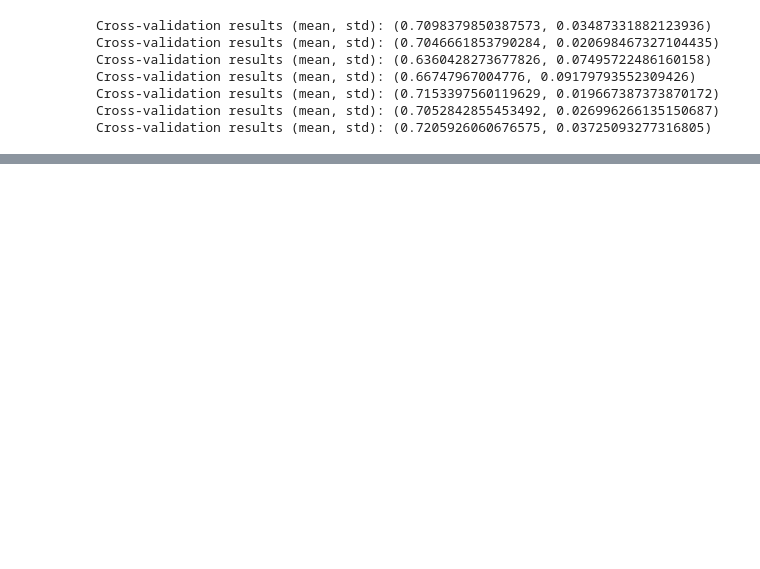
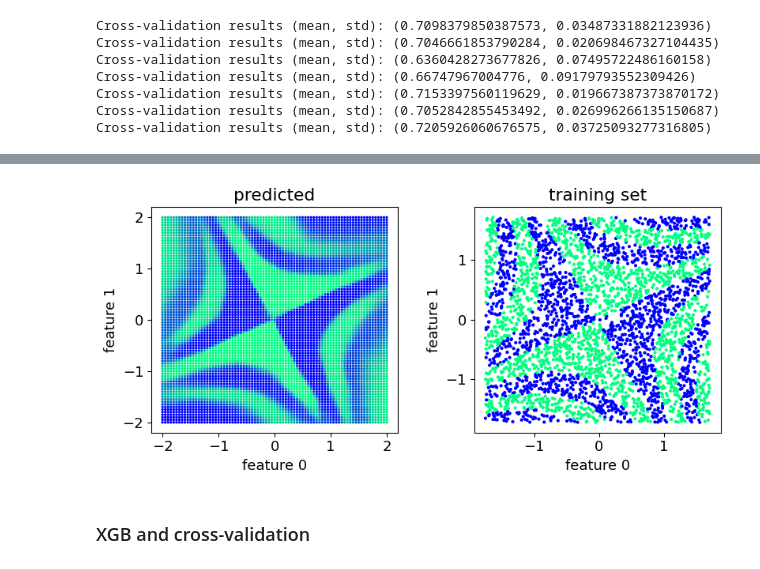
Before and after one commit to BelliLuigi/LCP-B, a Jupyter notebook: ex4/xgb_class_25.ipynb, the cells around one changed output, grey strips where cells are left out. Cells and saved outputs as stored; diff of their text form; code cells hidden in the pictures; blank space fills up the shorter version.

```diff
--- a/ex4/xgb_class_25.ipynb
+++ b/ex4/xgb_class_25.ipynb
@@ -750,0 +836,22 @@ plt.close()
+# %%
+best_model = build_model_improved()
+fit = best_model.fit(x_train, y_train, epochs=100, batch_size = 50, validation_data=(x_test,y_test), verbose=0,) # Training best model and evaluating it using the test dataset
+
+S=2 ### Watch out
+dx = 0.05 ## also this
+x_seq=np.arange(-S,S+dx,dx)
+nx = len(x_seq)
+x_plot=np.zeros((nx*nx,L))
+q=0
+for i in range(nx):
+    for j in range(nx):
+        x_plot[q,:2] = [x_seq[i],x_seq[j]]
+        q+=1
+y_plot= best_model.predict(x_plot)
+
+fig,AX = plt.subplots(1,2,figsize=(8.2,4))
+scat(AX[0],x_plot[:],y_plot,s=2,title="predicted")
+scat(AX[1],x_train[:],y_train,s=4,title="training set")
+fig.tight_layout()
+plt.show()
+# %% [output]
@@ -750,0 +859 @@ plt.close()
+[figure, added]
@@ -750,0 +900,2 @@ plt.close()
+# %% [markdown]
+### XGB and cross-validation
```
Also changed, not shown: parts of 43 cells of this notebook, 3 other files.
